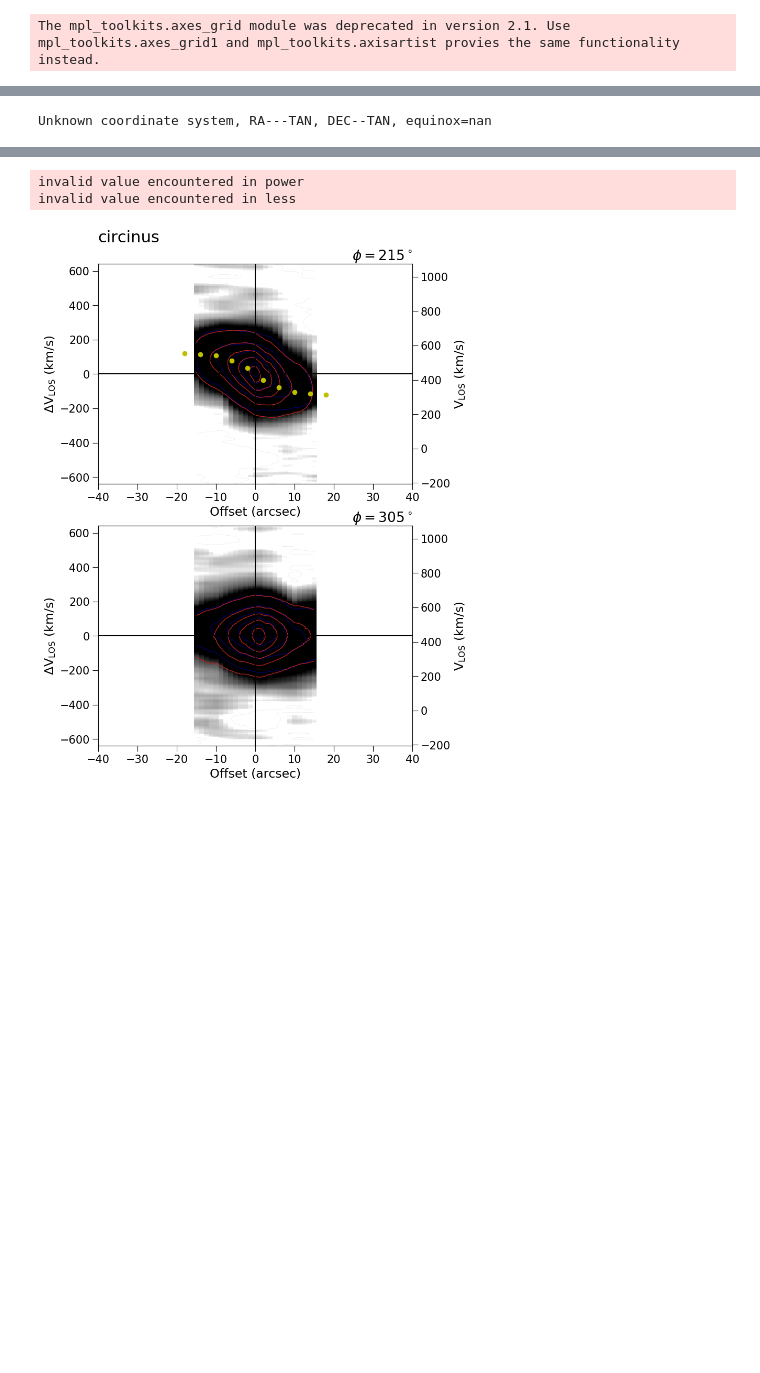
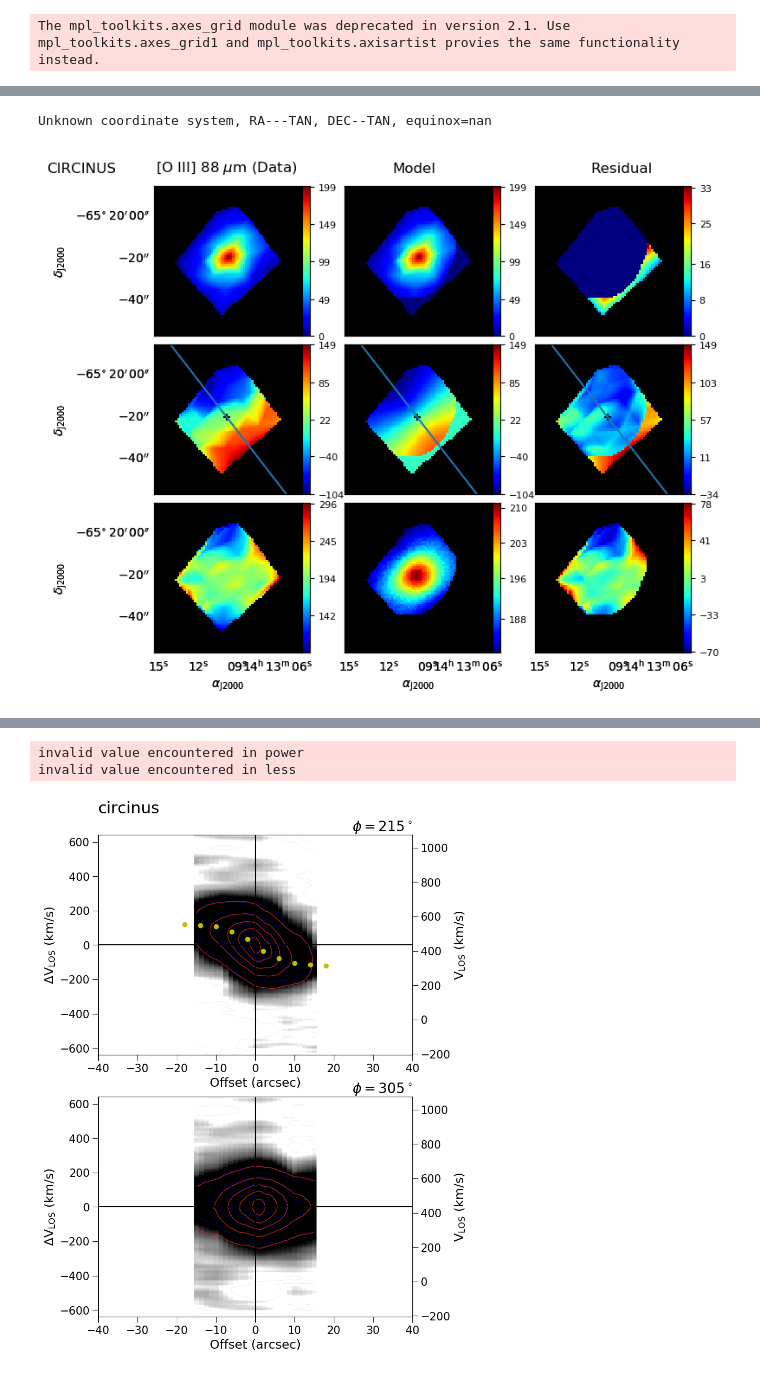
Before and after one commit to myrastone0/Spectral_Analysis, a Jupyter notebook: rotationCurve/plotBbaroloMaps.ipynb, the cells around one changed output, grey strips where cells are left out. Saved outputs shown, nothing was run; the diff lists cells and outputs as text; code cells hidden in the pictures; blank space fills up the shorter version.

Commit message:
automate barolo input parameters

```diff
--- a/rotationCurve/plotBbaroloMaps.ipynb
+++ b/rotationCurve/plotBbaroloMaps.ipynb
@@ -27,7 +27,7 @@ The mpl_toolkits.axes_grid module was deprecated in version 2.1. Use mpl_toolkit
 %autoreload 2
 %matplotlib inline
 # %%
-out = 'out3'
+out = 'modOut2'
 arcsec = '1arc'
 topDir = '/Volumes/QbertPrimary/umdResearch/adapProposalNearby/'
 
@@ -77,13 +77,13 @@ for x in range(len(paramFileData)):
 
 
     fitsFile = (topDir+'pySpecKitCube/run4/'+obsInfo.objectName+'/'
-                +arcsec+'/outFitsFiles/'+objectNameBase+'.fits')
+                +arcsec+'/outFitsFiles2/'+objectNameBase+'.fits')
     fitsHdu = fits.open(fitsFile)
     vels = fitsHdu['zCorrVels'].data
     data = fitsHdu['contSubFluxes'].data
     trueMask = np.ma.getmask(np.ma.masked_where(data==0,data))
     dataMasked = np.ma.masked_array(fitsHdu['contSubFluxes'].data,mask=trueMask)
-    dataModMasked = np.ma.masked_array(fitsHdu['modTotalFluxes'].data,mask=trueMask)
+    dataModMasked = np.ma.masked_array(fitsHdu['modelFluxes'].data,mask=trueMask)
     dataFluxesMasked = np.ma.masked_array(fitsHdu['flux'].data,mask=trueMask[100,:,:])
     dataV50Masked = np.ma.masked_array(fitsHdu['v50'].data,mask=trueMask[100,:,:])
     dataW1Masked = np.ma.masked_array(fitsHdu['w1'].data,mask=trueMask[100,:,:])
@@ -93,5 +93,6 @@ for x in range(len(paramFileData)):
     minProfIdx = (np.abs(vels - (obsInfo.profileMin))).argmin()
     maxProfIdx = (np.abs(vels - (obsInfo.profileMax))).argmin()
 
+    print obsInfo.objectName, lineName
     break
 # %% [output]
@@ -167,7 +118,13 @@ ValueError: If given, length of x along axis must be the same as y.
 # %%
-    ringLogFile = (topDir+'pySpecKitCube/run4/'+obsInfo.objectName+'/'
-                   +arcsec+'/3dBarolo/'+lineName+'/'+out+'/ringlog2.txt')
-    rad,vrot,disp,inc,pa,z0,xpos,ypos,vsys,vrad = np.genfromtxt(ringLogFile,skip_header=1,usecols=(1,2,3,4,5,7,9,10,11,12),unpack=True)
+    try:
+        ringLogFile = (topDir+'pySpecKitCube/run4/'+obsInfo.objectName+'/'
+                       +arcsec+'/3dBarolo/'+lineName+'/'+out+'/ringlog2.txt')
+        rad,vrot,disp,inc,pa,z0,xpos,ypos,vsys,vrad = np.genfromtxt(ringLogFile,skip_header=1,usecols=(1,2,3,4,5,7,9,10,11,12),unpack=True)
+
+    except:
+        ringLogFile = (topDir+'pySpecKitCube/run4/'+obsInfo.objectName+'/'
+                       +arcsec+'/3dBarolo/'+lineName+'/'+out+'/ringlog1.txt')
+        rad,vrot,disp,inc,pa,z0,xpos,ypos,vsys,vrad = np.genfromtxt(ringLogFile,skip_header=1,usecols=(1,2,3,4,5,7,9,10,11,12),unpack=True)
 
     xmin,ymin = 0,0
     xmax,ymax = dataFluxesMasked.shape
@@ -177,3 +134,17 @@ ValueError: If given, length of x along axis must be the same as y.
     # Coordinates of the major axis.
     x = np.arange(0,xmax-xmin,0.1)
     y = np.tan(np.radians(phi-90))*(x-xcen)+ycen
+
+
+    vsys = np.nanmean(vsys)
+    pa = np.nanmean(pa)
+
+    radius = np.concatenate((rad,-rad))
+    vrotation, inclin, vsystem, posang = vrot, inc, vsys, pa
+
+    vlos1 = vrotation*np.sin(np.deg2rad(inclin))+vsystem
+    vlos2 = vsystem-vrotation*np.sin(np.deg2rad(inclin))
+
+    reverse = True
+    if reverse==True: vlos1, vlos2 = vlos2, vlos1
+    vlos = np.concatenate((vlos1,vlos2))
@@ -219,16 +170,20 @@ ValueError: If given, length of x along axis must be the same as y.
 # %%
+    # Line properties computed via fractional flux.
     saveFile = (topDir+'pySpecKitCube/run4/'+obsInfo.objectName+'/'
-                +arcsec+'/3dBarolo/'+lineName+'/'+out+'/'+lineName+'_propMaps.pdf')
+                +arcsec+'/3dBarolo/'+lineName+'/'+out+'/'+lineName
+                +'_cmapFluxFrac.pdf')
 
-    makeColormaps(images=imageList,
+    makeColormaps(images=imageListFluxFrac,
                   wcs=pacsWcs,
                   majX=x,
                   majY=y,
                   xCen=xcen,
                   yCen=ycen,
                   objectName=obsInfo.objectName,
                   lineLabel=lineDict[lineName]['texLabel'],
                   saveFile=saveFile,
-                  savePlot=True)
+                  mask = newMask,
+                  savePlot=False)
 # %% [output]
 Unknown coordinate system, RA---TAN, DEC--TAN, equinox=nan
+[figure, added]
```
Also changed, not shown: parts of 28 cells of this notebook, 5 other files.
